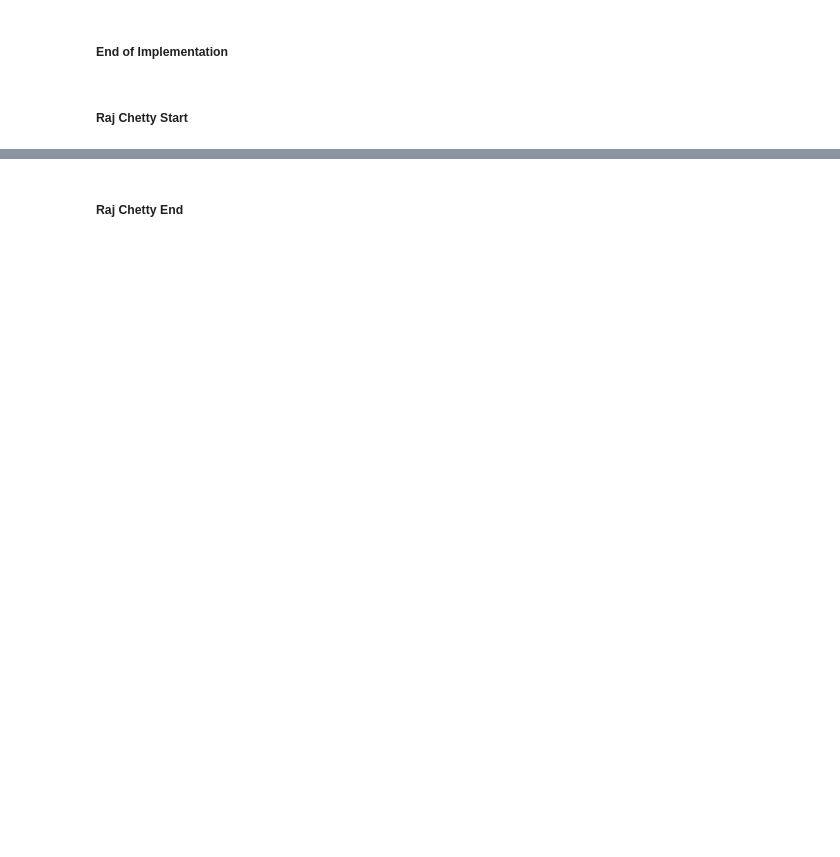
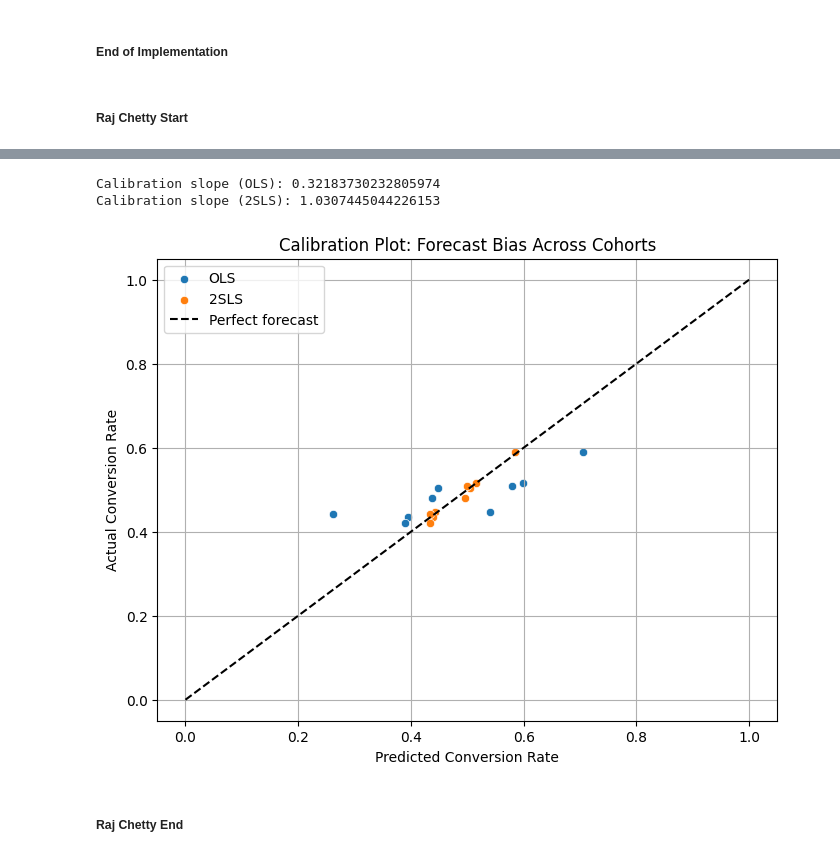
Before and after one commit to IanTaiAhn/econ6550, a Jupyter notebook: project/project_v3.ipynb, the cells around one changed output, grey strips where cells are left out. Saved outputs shown, nothing was run; the diff lists cells and outputs as text; code cells hidden in the pictures; blank space fills up the shorter version.

```diff
--- a/project/project_v3.ipynb
+++ b/project/project_v3.ipynb
@@ -1928,7 +1950,7 @@ controls = [
     'Ad_Type_encoded', 'Ad_Topic_encoded', 'Ad_Placement_encoded'
 ]
 
-results, data_used = run_2sls(
+results, data_used_2sls = run_2sls(
     df,
     y_col='Conversion_Rate',
     d_col='Clicks',
@@ -2012,0 +1985,16 @@ std             1.710835              0.816536
+# %%
+# good spot to make sure indecies are lined up before we merge predictions of ols and 2sls onto the og dataaset.
+print('BEFORE\n')
+print('data_used_ols\n ', data_used_ols.head(5))
+print('\ndata_used_2sls\n ', data_used_2sls.head(5))
+print('\ndf\n ', df.head(5))
+
+
+# Merge predictions back into the original df by index
+df_combined = df.copy()
+df_combined = df_combined.join(data_used_ols[['CR_pred_OLS']], how='left')
+df_combined = df_combined.join(data_used_2sls[['CR_pred_2SLS']], how='left')
+
+print('AFTER\n')
+print('\df_combined\n ', df_combined.head(5))
+df_combined.shape
@@ -2013,4 +2020,49 @@ std             1.710835              0.816536
 # %%
-# TODO !
+# Define cohorts by Ad_Type × Ad_Placement
+df_combined['Cohort'] = df_combined['Ad_Type'] + '_' + df_combined['Ad_Placement']
+
+# Aggregate actual and predicted conversion rates by cohort
+group_summary = df_combined.groupby('Cohort').agg({
+    'Conversion_Rate': 'mean',
+    'CR_pred_OLS': 'mean',
+    'CR_pred_2SLS': 'mean',
+    'Clicks': 'mean'
+}).reset_index()
+
+# Compute forecast bias
+group_summary['Bias_OLS'] = group_summary['CR_pred_OLS'] - group_summary['Conversion_Rate']
+group_summary['Bias_2SLS'] = group_summary['CR_pred_2SLS'] - group_summary['Conversion_Rate']
+# %%
+
+# OLS calibration: actual ~ predicted (OLS)
+X_ols = sm.add_constant(group_summary['CR_pred_OLS'])
+y_ols = group_summary['Conversion_Rate']
+calib_ols = sm.OLS(y_ols, X_ols).fit()
+
+# 2SLS calibration: actual ~ predicted (2SLS)
+X_2sls = sm.add_constant(group_summary['CR_pred_2SLS'])
+y_2sls = group_summary['Conversion_Rate']
+calib_2sls = sm.OLS(y_2sls, X_2sls).fit()
+
+# Print calibration slopes
+print("Calibration slope (OLS):", calib_ols.params[1])
+print("Calibration slope (2SLS):", calib_2sls.params[1])
+# %% [output]
+Calibration slope (OLS): 0.32183730232805974
+Calibration slope (2SLS): 1.0307445044226153
+# %%
+# Calibration plot
+plt.figure(figsize=(8, 6))
+sns.scatterplot(x='CR_pred_OLS', y='Conversion_Rate', data=group_summary, label='OLS')
+sns.scatterplot(x='CR_pred_2SLS', y='Conversion_Rate', data=group_summary, label='2SLS')
+plt.plot([0, 1], [0, 1], 'k--', label='Perfect forecast')
+plt.xlabel('Predicted Conversion Rate')
+plt.ylabel('Actual Conversion Rate')
+plt.title('Calibration Plot: Forecast Bias Across Cohorts')
+plt.legend()
+plt.grid(True)
+plt.show()
+# %% [output]
+[figure, added]
 # %% [markdown]
 ##### Raj Chetty End
```
Also changed, not shown: parts of 11 cells of this notebook.
